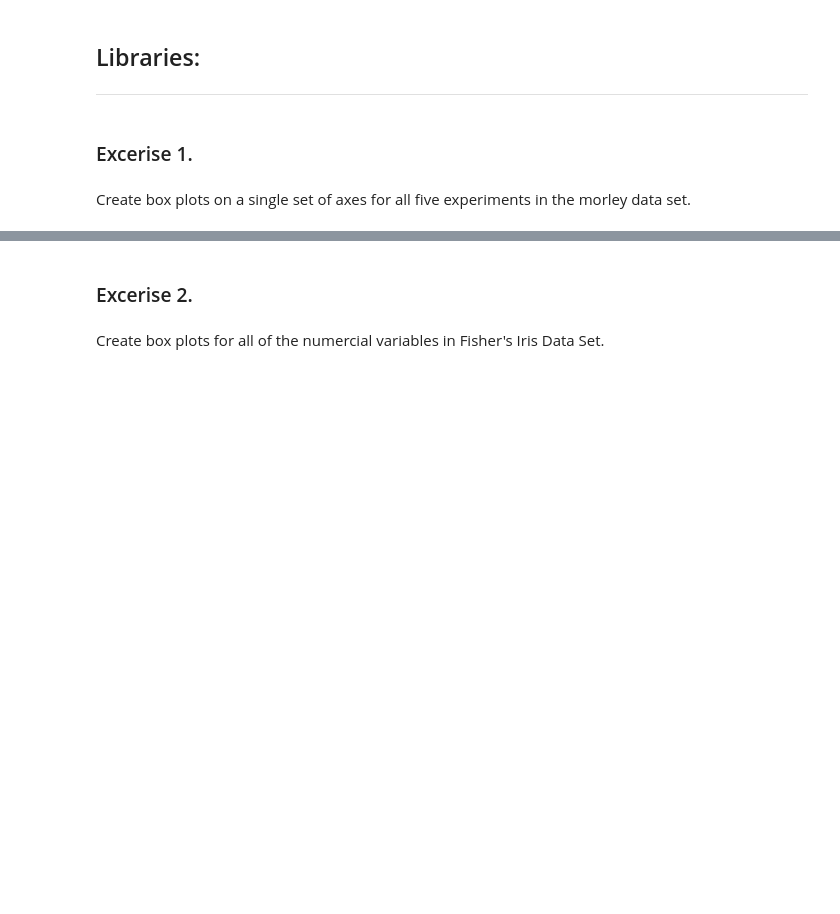
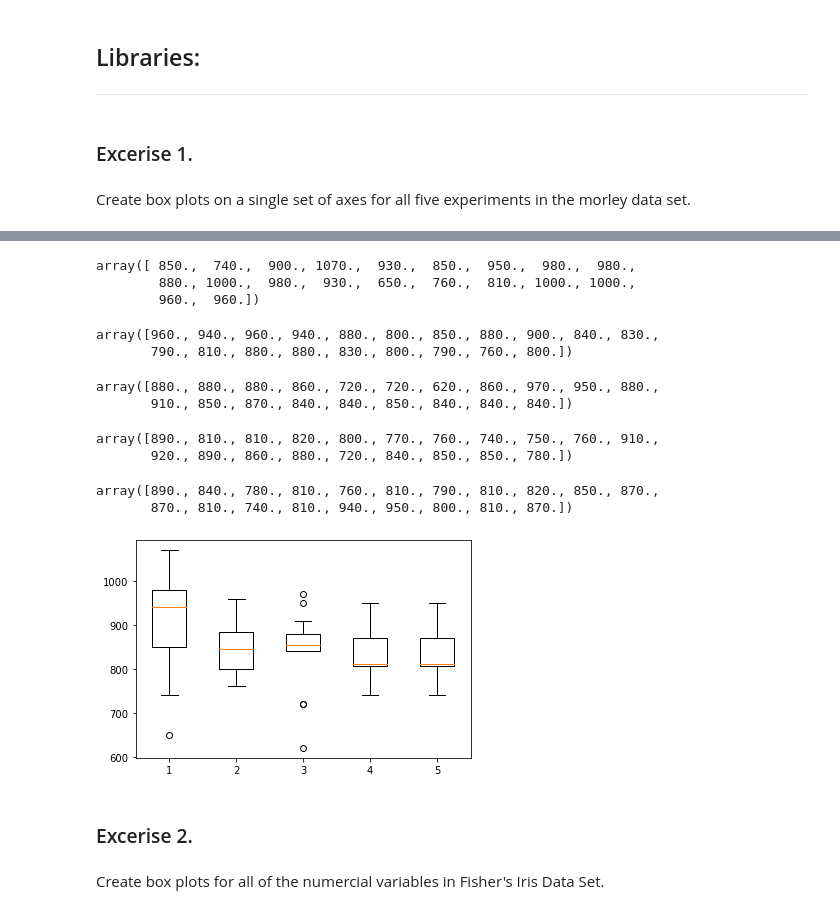
Before and after one commit to Ginafenn/funddata-assement, a Jupyter notebook: practicals/04. Outliers.ipynb, the cells around one changed output, grey strips where cells are left out. Cells and saved outputs as stored; diff of their text form; code cells hidden in the pictures; blank space fills up the shorter version.

```diff
--- a/practicals/04. Outliers.ipynb
+++ b/practicals/04. Outliers.ipynb
@@ -20,3 +44,49 @@ Create box plots on a single set of axes for all five experiments in the morley
+# %%
+# Select the data for the first experiment.
+exper_1 = data[:20, 2]
+
+exper_1
+# %% [output]
+array([ 850.,  740.,  900., 1070.,  930.,  850.,  950.,  980.,  980.,
+        880., 1000.,  980.,  930.,  650.,  760.,  810., 1000., 1000.,
+        960.,  960.])
+# %%
+# Select the data for the second experiment.
+exper_2 = data[20:40, 2]
+
+exper_2
+# %% [output]
+array([960., 940., 960., 940., 880., 800., 850., 880., 900., 840., 830.,
+       790., 810., 880., 880., 830., 800., 790., 760., 800.])
+# %%
+# Select the data for the third experiment.
+exper_3 = data[40:60, 2]
+
+exper_3
+# %% [output]
+array([880., 880., 880., 860., 720., 720., 620., 860., 970., 950., 880.,
+       910., 850., 870., 840., 840., 850., 840., 840., 840.])
+# %%
+# Select the data for the fourth experiment.
+exper_4 = data[60:80, 2]
+
+exper_4
+# %% [output]
+array([890., 810., 810., 820., 800., 770., 760., 740., 750., 760., 910.,
+       920., 890., 860., 880., 720., 840., 850., 850., 780.])
+# %%
+# Select the data for the fifth experiment.
+exper_5 = data[80:100, 2]
+
+exper_5
+# %% [output]
+array([890., 840., 780., 810., 760., 810., 790., 810., 820., 850., 870.,
+       870., 810., 740., 810., 940., 950., 800., 810., 870.])
+# %%
+# Create a box plot.
+plt.boxplot(np.array([exper_1, exper_2, exper_3, exper_4, exper_5 ]).T);
+# %% [output]
+[figure, added]
 # %% [markdown]
 ### Excerise 2.
 # %% [markdown]
```
Also changed, not shown: parts of 11 cells of this notebook, 5 other files.
